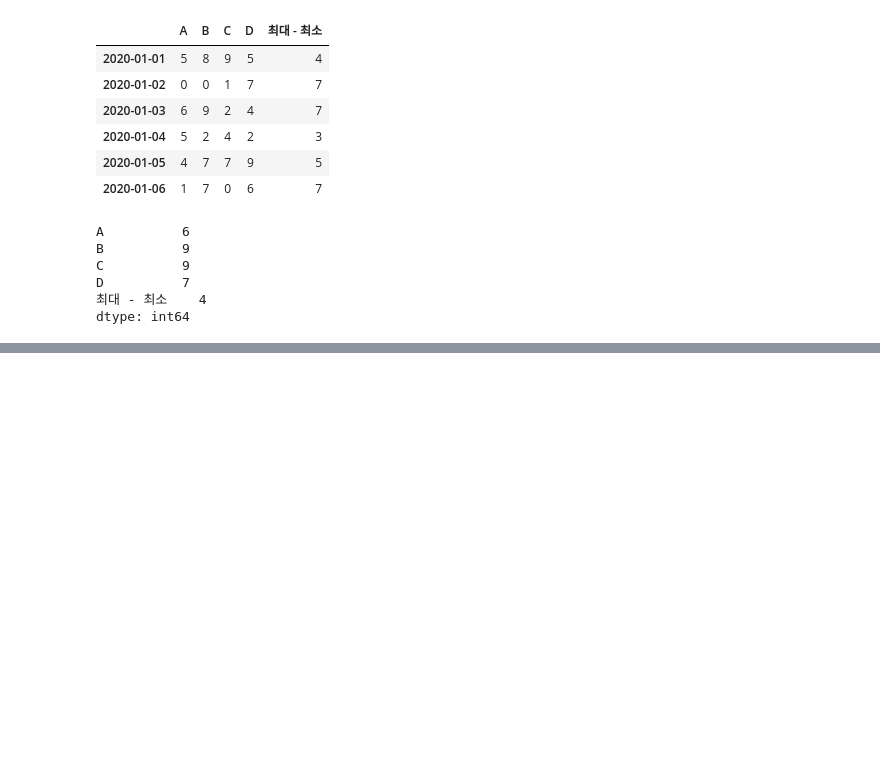
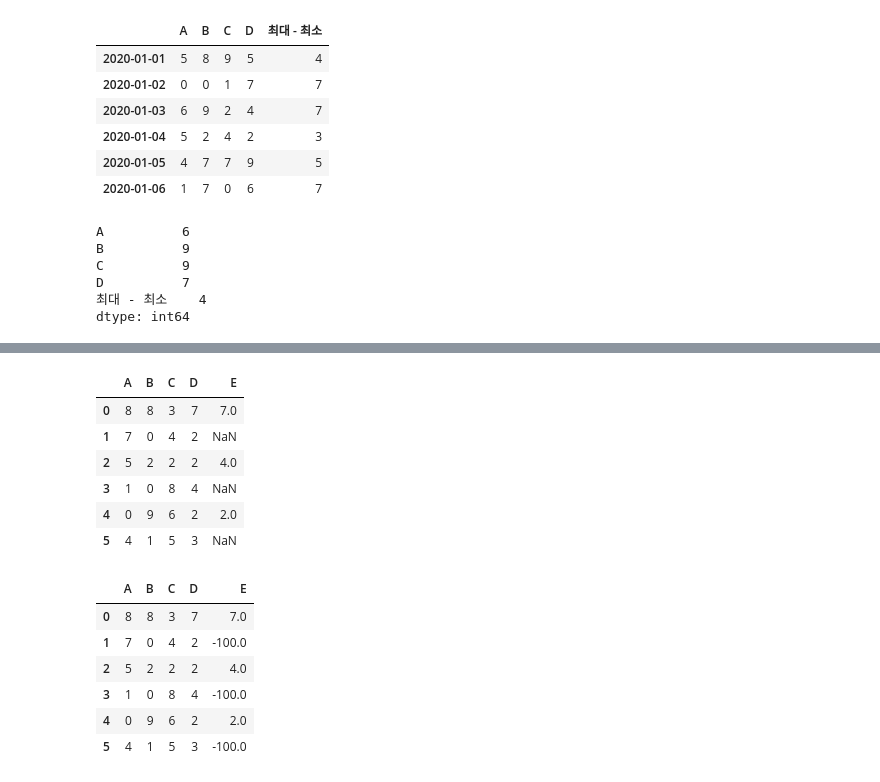
Before and after one commit to Souuul/numpy-pandas, a Jupyter notebook: 02. Pandas.ipynb, the cells around one changed output, grey strips where cells are left out. Cells and saved outputs as stored; diff of their text form; code cells hidden in the pictures; blank space fills up the shorter version.

```diff
--- a/02. Pandas.ipynb
+++ b/02. Pandas.ipynb
@@ -1782,0 +2187,24 @@ dtype: int64
+# %%
+# replace() => 대치하는거에요!!
+np.random.seed(100)
+df = pd.DataFrame(np.random.randint(0,10,(6,4)), columns = ['A', 'B','C', 'D'])
+df['E'] = [7,np.nan,4,np.nan,2,np.nan]
+display(df)
+
+result = df.replace(np.nan, -100) # NaN 을 지정한 것으로 변경
+display(result)
+# %% [output]
+|  | A | B | C | D | E |
+| 0 | 8 | 8 | 3 | 7 | 7.0 |
+| 1 | 7 | 0 | 4 | 2 | NaN |
+| 2 | 5 | 2 | 2 | 2 | 4.0 |
+| 3 | 1 | 0 | 8 | 4 | NaN |
+| 4 | 0 | 9 | 6 | 2 | 2.0 |
+| 5 | 4 | 1 | 5 | 3 | NaN |
+|  | A | B | C | D | E |
+| 0 | 8 | 8 | 3 | 7 | 7.0 |
+| 1 | 7 | 0 | 4 | 2 | -100.0 |
+| 2 | 5 | 2 | 2 | 2 | 4.0 |
+| 3 | 1 | 0 | 8 | 4 | -100.0 |
+| 4 | 0 | 9 | 6 | 2 | 2.0 |
+| 5 | 4 | 1 | 5 | 3 | -100.0 |
```
Also changed, not shown: parts of 14 cells of this notebook, 5 other files.
